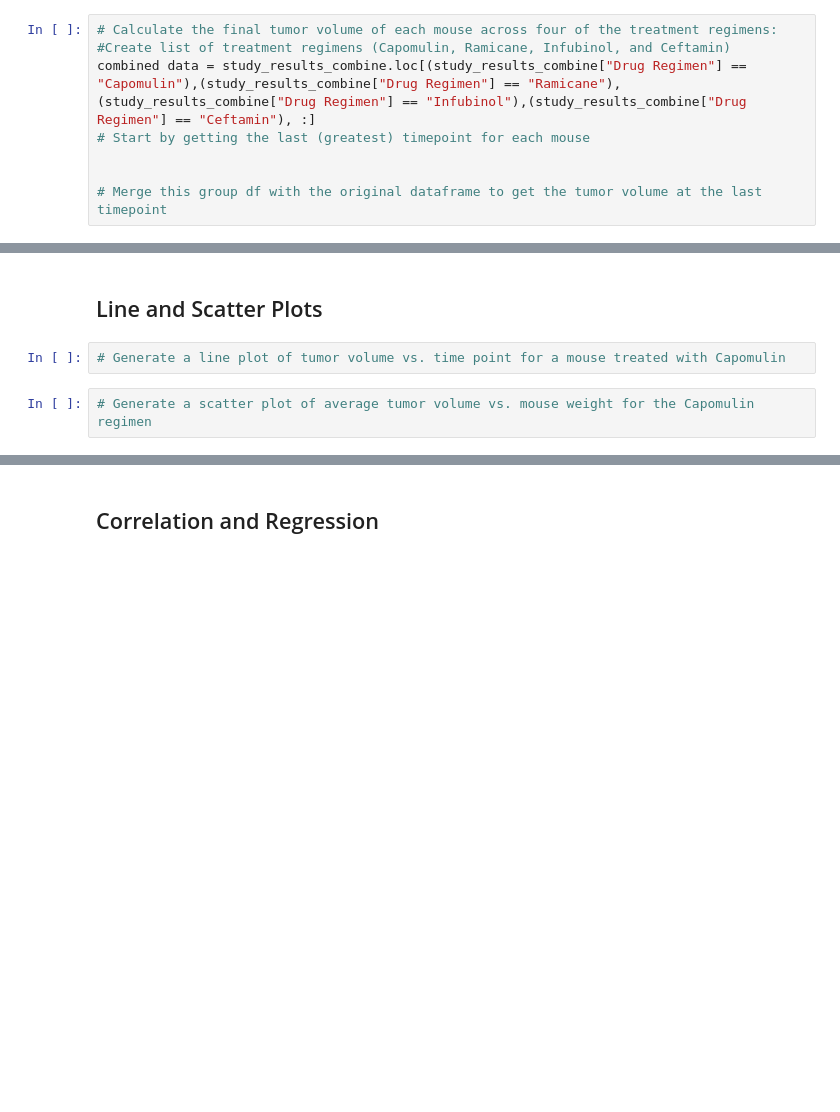
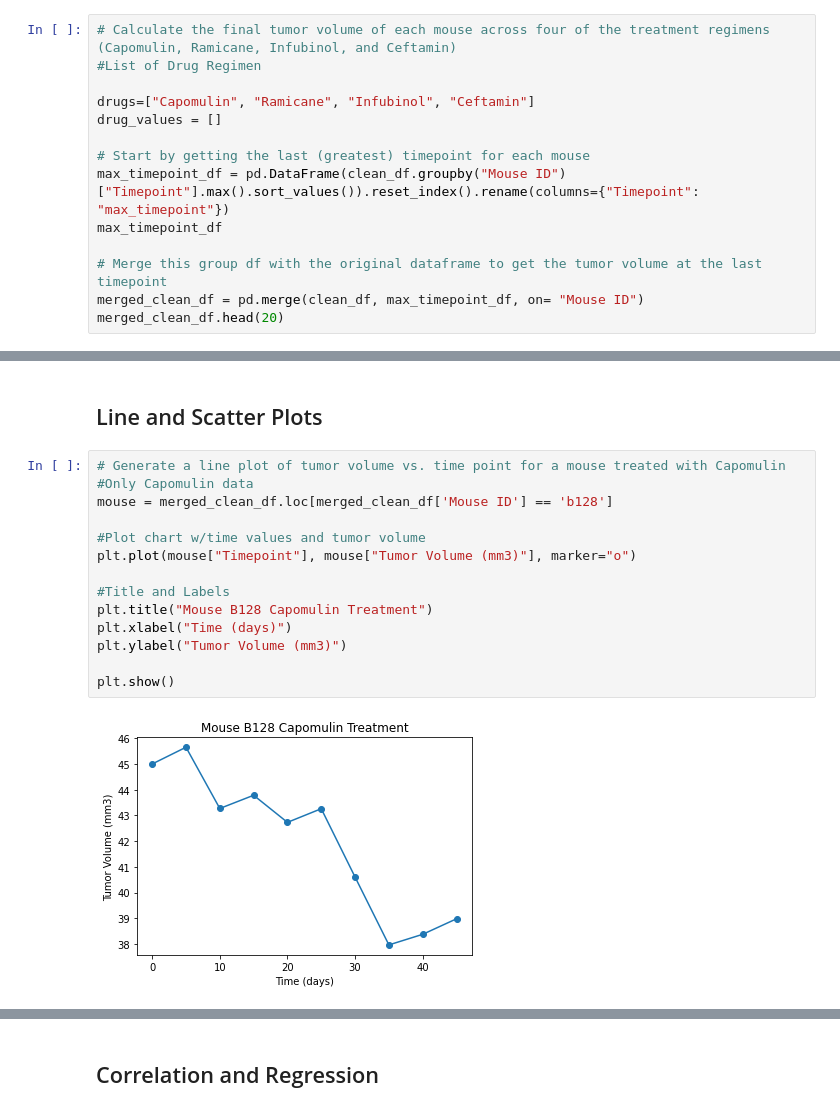
Before and after one commit to GE73-data/Matplotlib_Homework, a Jupyter notebook: Glo_pymaceuticals_starter.ipynb, the cells around one changed output, grey strips where cells are left out. Drawn from its saved outputs; the diff is of its cells as text; blank space fills up the shorter version.

```diff
--- a/Glo_pymaceuticals_starter.ipynb
+++ b/Glo_pymaceuticals_starter.ipynb
@@ -244,9 +234,15 @@ study_results_combine.head()
 # %%
-# Calculate the final tumor volume of each mouse across four of the treatment regimens:
-#Create list of treatment regimens (Capomulin, Ramicane, Infubinol, and Ceftamin)
-combined data = study_results_combine.loc[(study_results_combine["Drug Regimen"] == "Capomulin"),(study_results_combine["Drug Regimen"] == "Ramicane"),(study_results_combine["Drug Regimen"] == "Infubinol"),(study_results_combine["Drug Regimen"] == "Ceftamin"), :]
+# Calculate the final tumor volume of each mouse across four of the treatment regimens (Capomulin, Ramicane, Infubinol, and Ceftamin)
+#List of Drug Regimen
+
+drugs=["Capomulin", "Ramicane", "Infubinol", "Ceftamin"]
+drug_values = []
+
 # Start by getting the last (greatest) timepoint for each mouse
-
+max_timepoint_df = pd.DataFrame(clean_df.groupby("Mouse ID")["Timepoint"].max().sort_values()).reset_index().rename(columns={"Timepoint": "max_timepoint"})
+max_timepoint_df
 
 # Merge this group df with the original dataframe to get the tumor volume at the last timepoint
+merged_clean_df = pd.merge(clean_df, max_timepoint_df, on= "Mouse ID")
+merged_clean_df.head(20)
 # %% [output]
@@ -273,6 +328,18 @@ SyntaxError: invalid syntax (<ipython-input-38-454b22fee90d>, line 3)
 # %% [markdown]
 ## Line and Scatter Plots
-# %%
-# Generate a line plot of tumor volume vs. time point for a mouse treated with Capomulin
-# %%
-# Generate a scatter plot of average tumor volume vs. mouse weight for the Capomulin regimen
+# %%
+# Generate a line plot of tumor volume vs. time point for a mouse treated with Capomulin
+#Only Capomulin data
+mouse = merged_clean_df.loc[merged_clean_df['Mouse ID'] == 'b128']
+
+#Plot chart w/time values and tumor volume
+plt.plot(mouse["Timepoint"], mouse["Tumor Volume (mm3)"], marker="o")
+
+#Title and Labels
+plt.title("Mouse B128 Capomulin Treatment")
+plt.xlabel("Time (days)")
+plt.ylabel("Tumor Volume (mm3)")
+
+plt.show()
+# %% [output]
+[figure, added]
```
Also changed, not shown: parts of 8 cells of this notebook.
